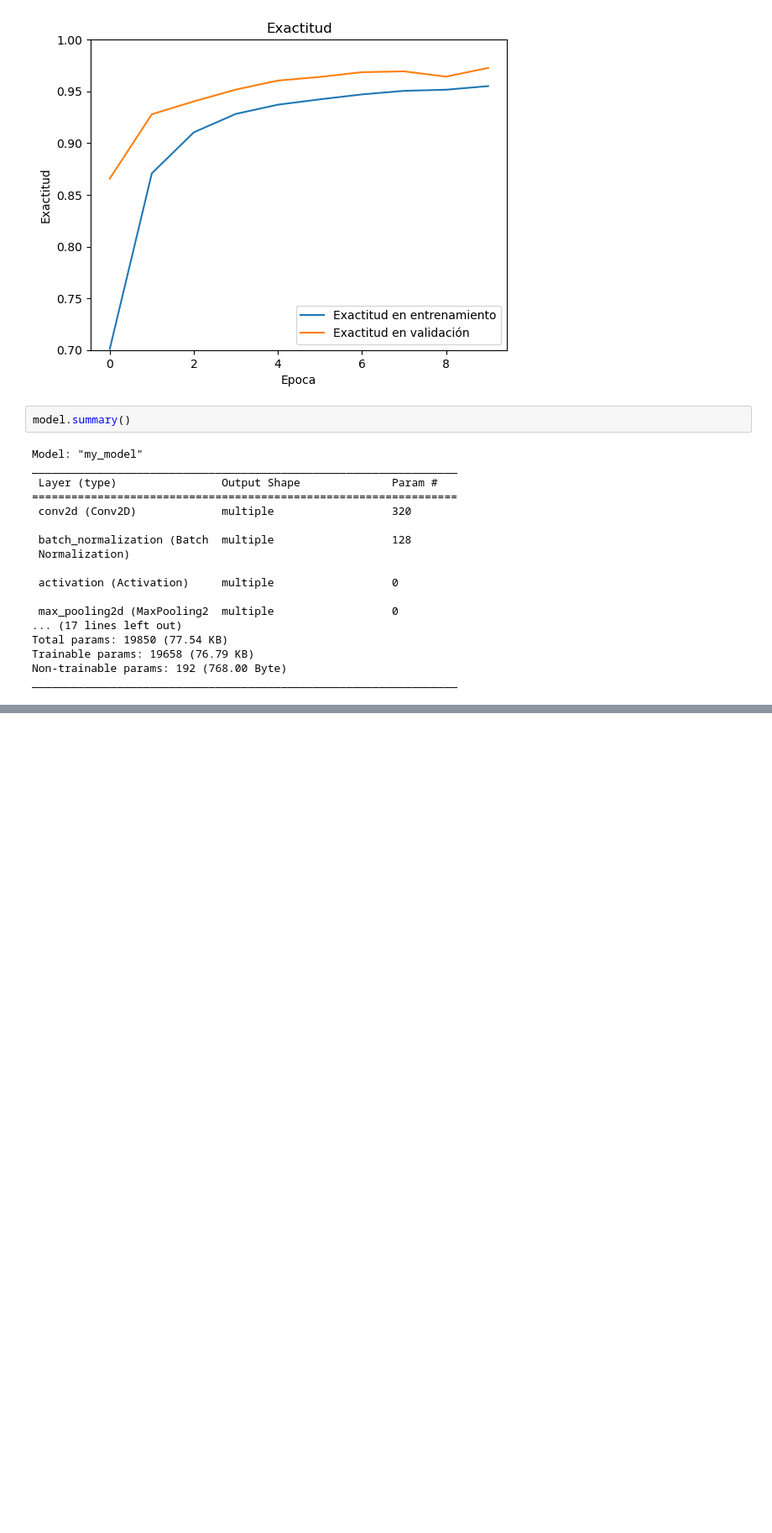
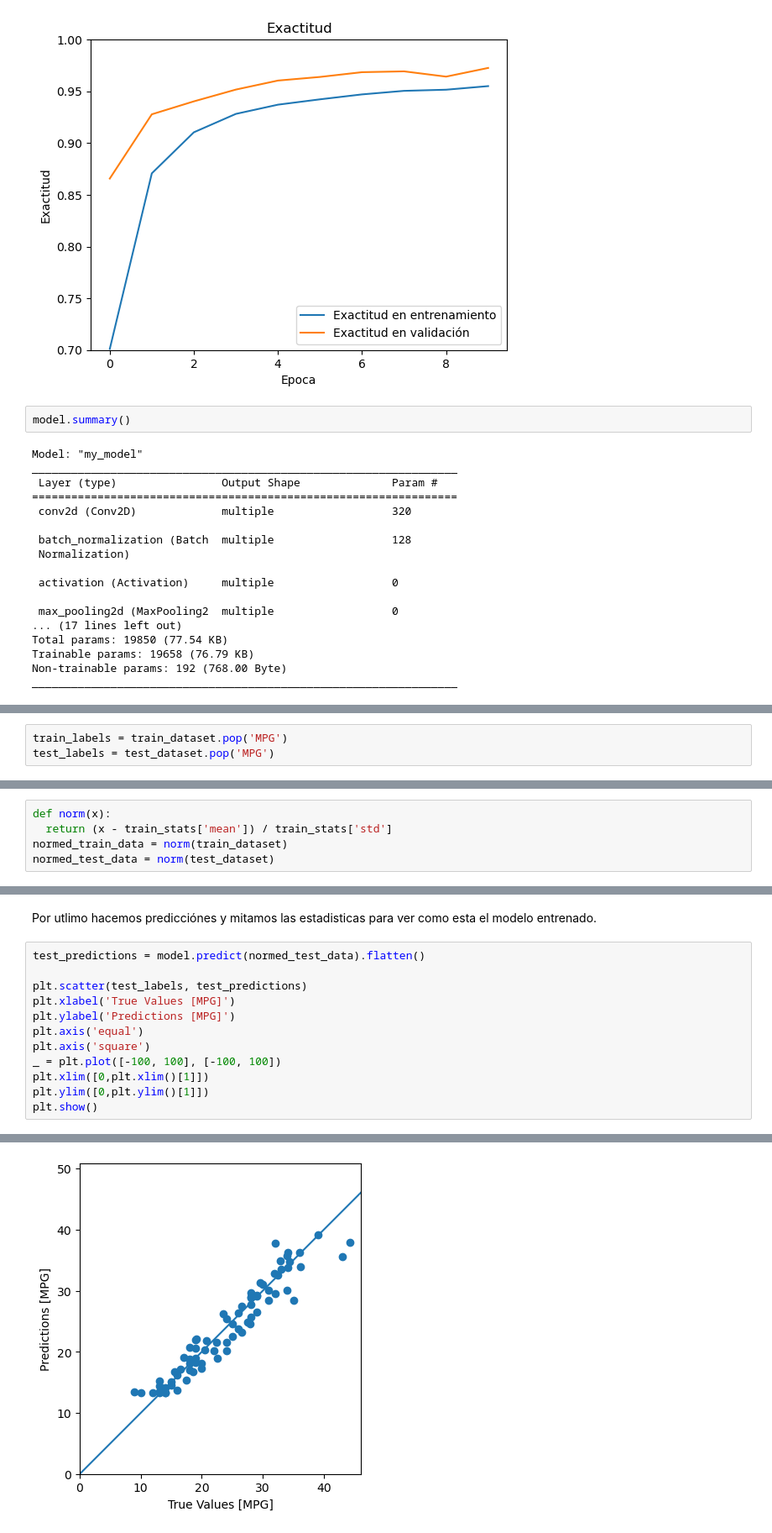
Before and after one commit to drojaspater/ArtificialIntelligence, a Jupyter notebook: ClassNotes/NotasIA.ipynb, the cells around one changed output, grey strips where cells are left out. Shown: that part at 84% size. Drawn from its saved outputs; the diff is of its cells as text; blank space fills up the shorter version.

```diff
--- a/ClassNotes/NotasIA.ipynb
+++ b/ClassNotes/NotasIA.ipynb
@@ -377,0 +525,3 @@ Las librerias utilizadas para esta practica seran:
+# %%
+train_labels = train_dataset.pop('MPG')
+test_labels = test_dataset.pop('MPG')
@@ -377,0 +530,5 @@ Las librerias utilizadas para esta practica seran:
+# %%
+def norm(x):
+  return (x - train_stats['mean']) / train_stats['std']
+normed_train_data = norm(train_dataset)
+normed_test_data = norm(test_dataset)
@@ -377,0 +688,15 @@ Las librerias utilizadas para esta practica seran:
+# %% [markdown]
+Por utlimo hacemos predicciónes y mitamos las estadisticas para ver como esta el modelo entrenado.
+# %%
+test_predictions = model.predict(normed_test_data).flatten()
+
+plt.scatter(test_labels, test_predictions)
+plt.xlabel('True Values [MPG]')
+plt.ylabel('Predictions [MPG]')
+plt.axis('equal')
+plt.axis('square')
+_ = plt.plot([-100, 100], [-100, 100])
+plt.xlim([0,plt.xlim()[1]])
+plt.ylim([0,plt.ylim()[1]])
+plt.show()
+# %% [output]
@@ -377,0 +704 @@ Las librerias utilizadas para esta practica seran:
+[figure, added]
```
Also changed, not shown: parts of 31 cells of this notebook, 4 other files.
